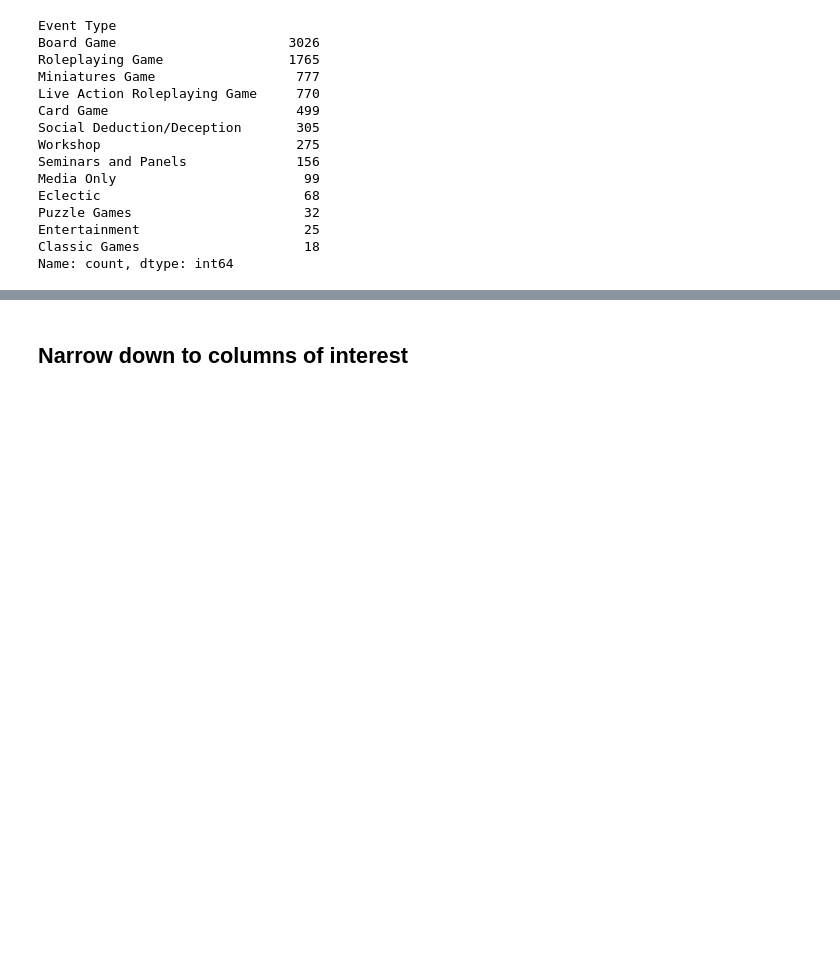
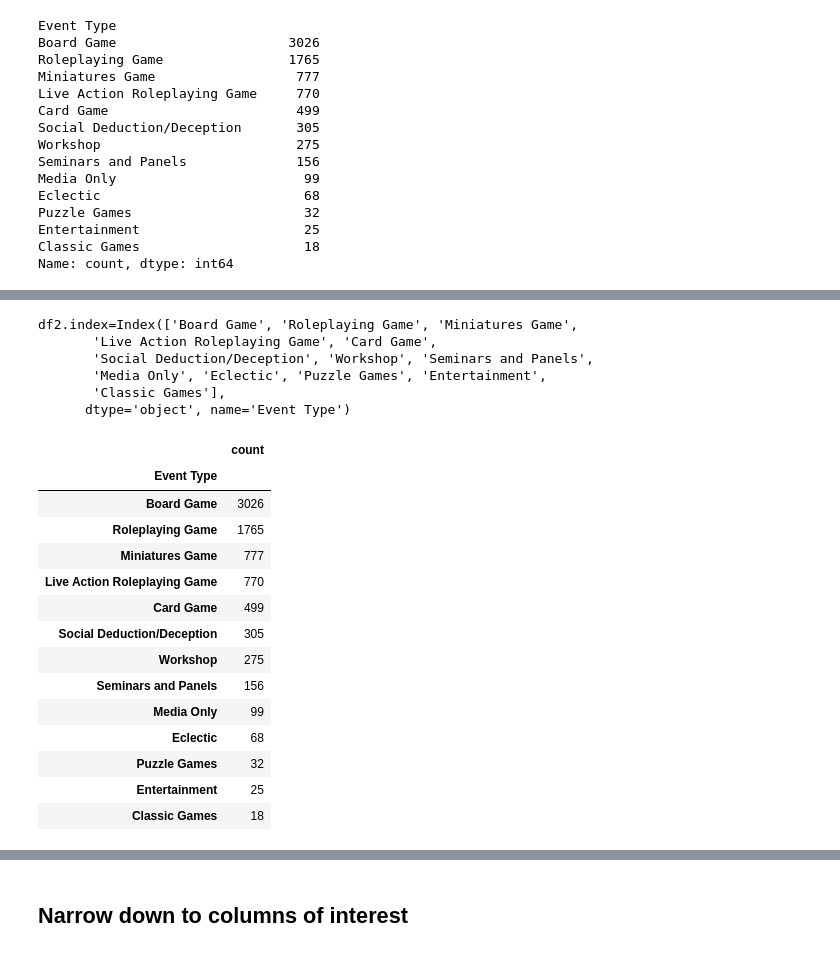
Before and after one commit to jocassid/Talk-PandasBasics, a Jupyter notebook: origins_schedule.ipynb, the cells around one changed output, grey strips where cells are left out. Drawn from its saved outputs; the diff is of its cells as text; code cells hidden in the pictures; blank space fills up the shorter version.

```diff
--- a/origins_schedule.ipynb
+++ b/origins_schedule.ipynb
@@ -96,0 +103,31 @@ Name: count, dtype: int64
+# %%
+s = df['Event Type'].value_counts().copy(deep=True)
+df2 = pd.DataFrame({'Event Type': s}).rename(columns={'Event Type': 'count'})
+
+# data.reset_index(name='count').rename(columns={'index': 'Event Type'})
+# data['foo'] = data['Event Type']
+# data['angle'] = data['']/data['count'].sum() * 2*pi
+print(f"{df2.index=}")
+df2
+# %% [output]
+df2.index=Index(['Board Game', 'Roleplaying Game', 'Miniatures Game',
+       'Live Action Roleplaying Game', 'Card Game',
+       'Social Deduction/Deception', 'Workshop', 'Seminars and Panels',
+       'Media Only', 'Eclectic', 'Puzzle Games', 'Entertainment',
+       'Classic Games'],
+      dtype='object', name='Event Type')
+|  | count |
+| Event Type |  |
+| Board Game | 3026 |
+| Roleplaying Game | 1765 |
+| Miniatures Game | 777 |
+| Live Action Roleplaying Game | 770 |
+| Card Game | 499 |
+| Social Deduction/Deception | 305 |
+| Workshop | 275 |
+| Seminars and Panels | 156 |
+| Media Only | 99 |
+| Eclectic | 68 |
+| Puzzle Games | 32 |
+| Entertainment | 25 |
+| Classic Games | 18 |
```
Also changed, not shown: parts of 4 cells of this notebook, 1 other file.
